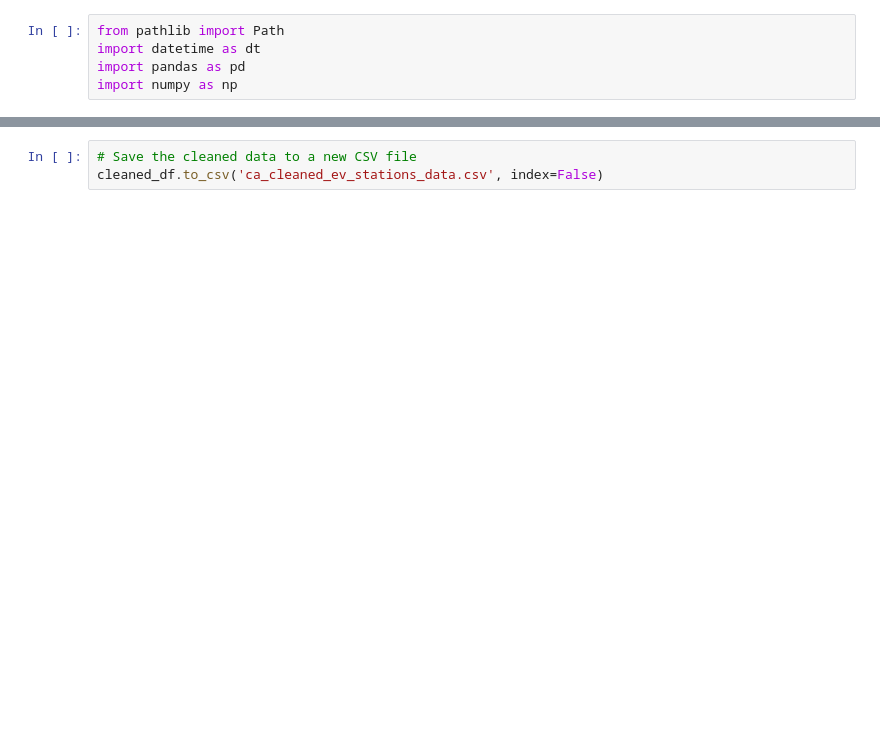
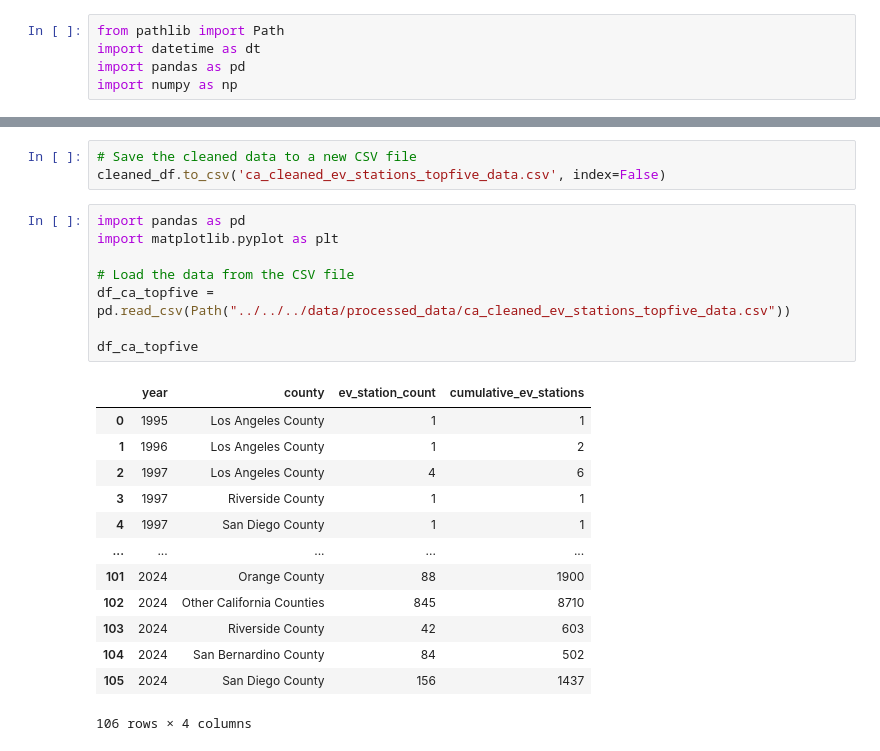
Before and after one commit to rune-encoder/Project-1, a Jupyter notebook: notebooks/individual_work/alex_exploration/California merging counties.ipynb, the cells around one changed output, grey strips where cells are left out. Saved outputs shown, nothing was run; the diff lists cells and outputs as text; blank space fills up the shorter version.

```diff
--- a/notebooks/individual_work/alex_exploration/California merging counties.ipynb
+++ b/notebooks/individual_work/alex_exploration/California merging counties.ipynb
@@ -40,3 +40,25 @@ cleaned_df
 # %%
 # Save the cleaned data to a new CSV file
-cleaned_df.to_csv('ca_cleaned_ev_stations_data.csv', index=False)
+cleaned_df.to_csv('ca_cleaned_ev_stations_topfive_data.csv', index=False)
+# %%
+import pandas as pd
+import matplotlib.pyplot as plt
+
+# Load the data from the CSV file
+df_ca_topfive = pd.read_csv(Path("../../../data/processed_data/ca_cleaned_ev_stations_topfive_data.csv"))
+
+df_ca_topfive
+# %% [output]
+|  | year | county | ev_station_count | cumulative_ev_stations |
+| 0 | 1995 | Los Angeles County | 1 | 1 |
+| 1 | 1996 | Los Angeles County | 1 | 2 |
+| 2 | 1997 | Los Angeles County | 4 | 6 |
+| 3 | 1997 | Riverside County | 1 | 1 |
+| 4 | 1997 | San Diego County | 1 | 1 |
+| ... | ... | ... | ... | ... |
+| 101 | 2024 | Orange County | 88 | 1900 |
+| 102 | 2024 | Other California Counties | 845 | 8710 |
+| 103 | 2024 | Riverside County | 42 | 603 |
+| 104 | 2024 | San Bernardino County | 84 | 502 |
+| 105 | 2024 | San Diego County | 156 | 1437 |
+106 rows × 4 columns
```
Also changed, not shown: parts of 2 cells of this notebook, 7 other files.
